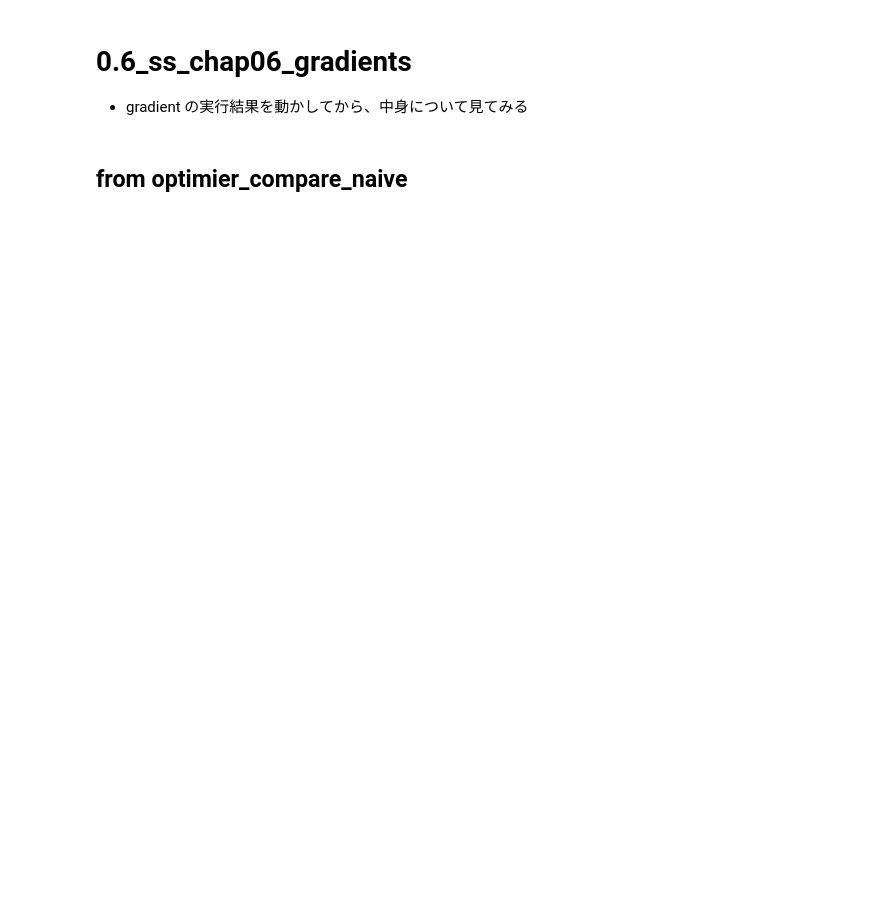
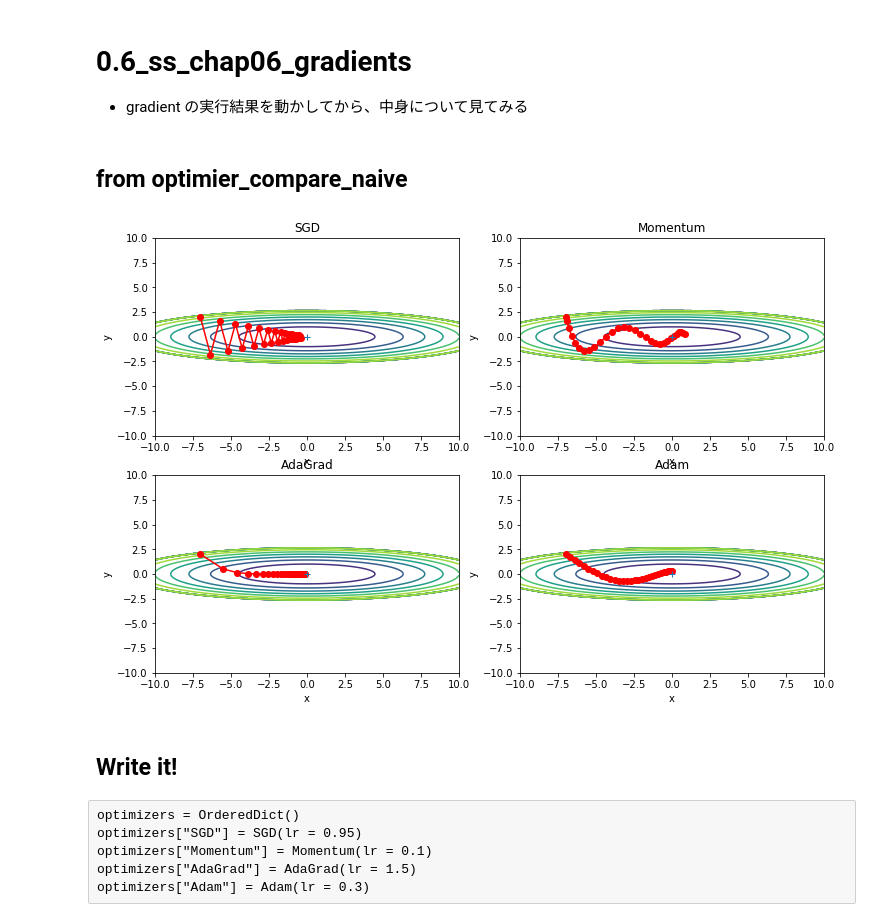
Before and after one commit to banbiossa/deep-learning-from-scrach, a Jupyter notebook: notebooks/0.6_ss_chap6_gradients.ipynb, the cells around one changed output. Drawn from its saved outputs; the diff is of its cells as text; code cells hidden in the pictures; blank space fills up the shorter version.

```diff
--- a/notebooks/0.6_ss_chap6_gradients.ipynb
+++ b/notebooks/0.6_ss_chap6_gradients.ipynb
@@ -24,3 +29,10 @@ logging.basicConfig(level=logging.INFO, format=log_fmt)
 logger = logging.getLogger()
 # %% [markdown]
 ## from optimier_compare_naive
+# %%
+fig, ax = plt.subplots(figsize=(12, 8))
+main()
+# %% [output]
+[figure, added]
+# %% [markdown]
+## Write it!
@@ -26,0 +87,6 @@ logger = logging.getLogger()
+# %% [raw]
+optimizers = OrderedDict()
+optimizers["SGD"] = SGD(lr = 0.95)
+optimizers["Momentum"] = Momentum(lr = 0.1)
+optimizers["AdaGrad"] = AdaGrad(lr = 1.5)
+optimizers["Adam"] = Adam(lr = 0.3)
```
Also changed, not shown: parts of 34 cells of this notebook, 3 other files.
